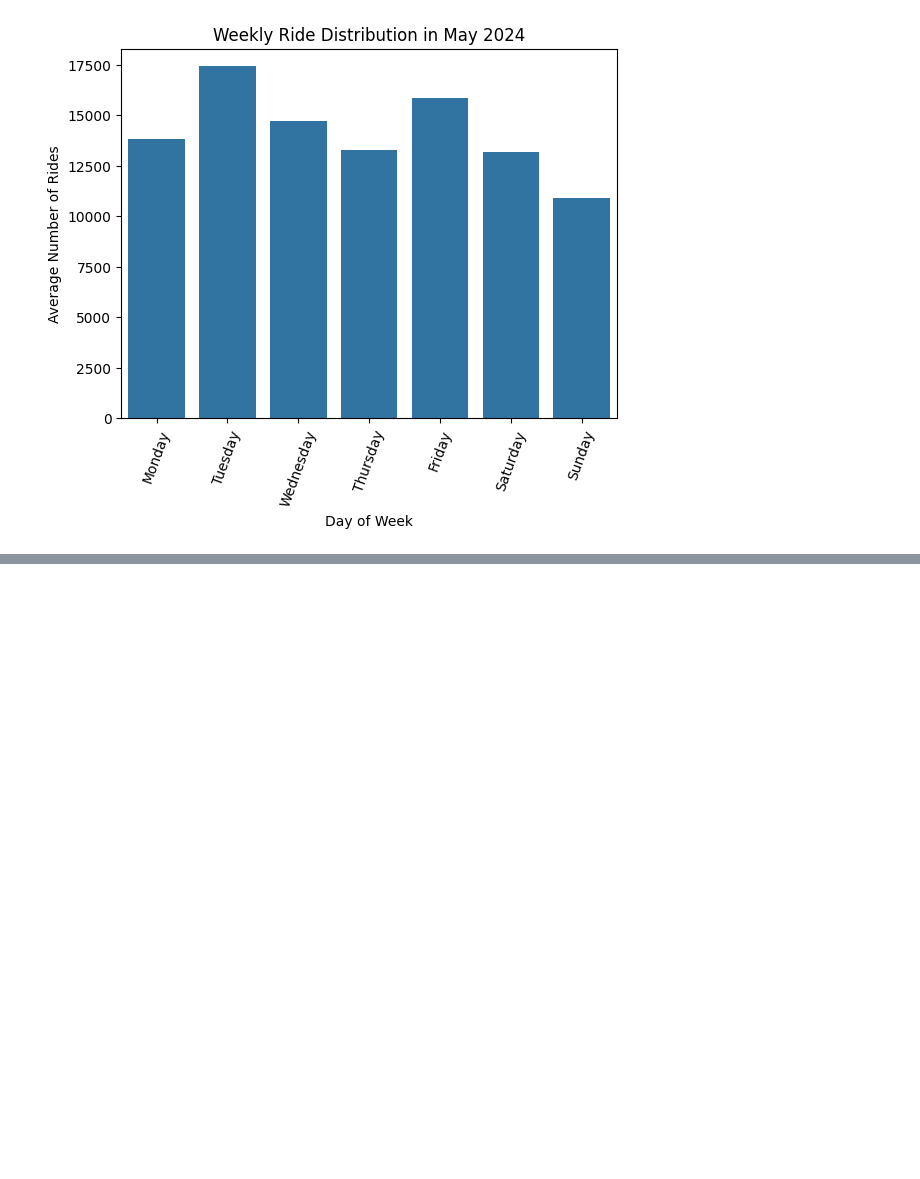
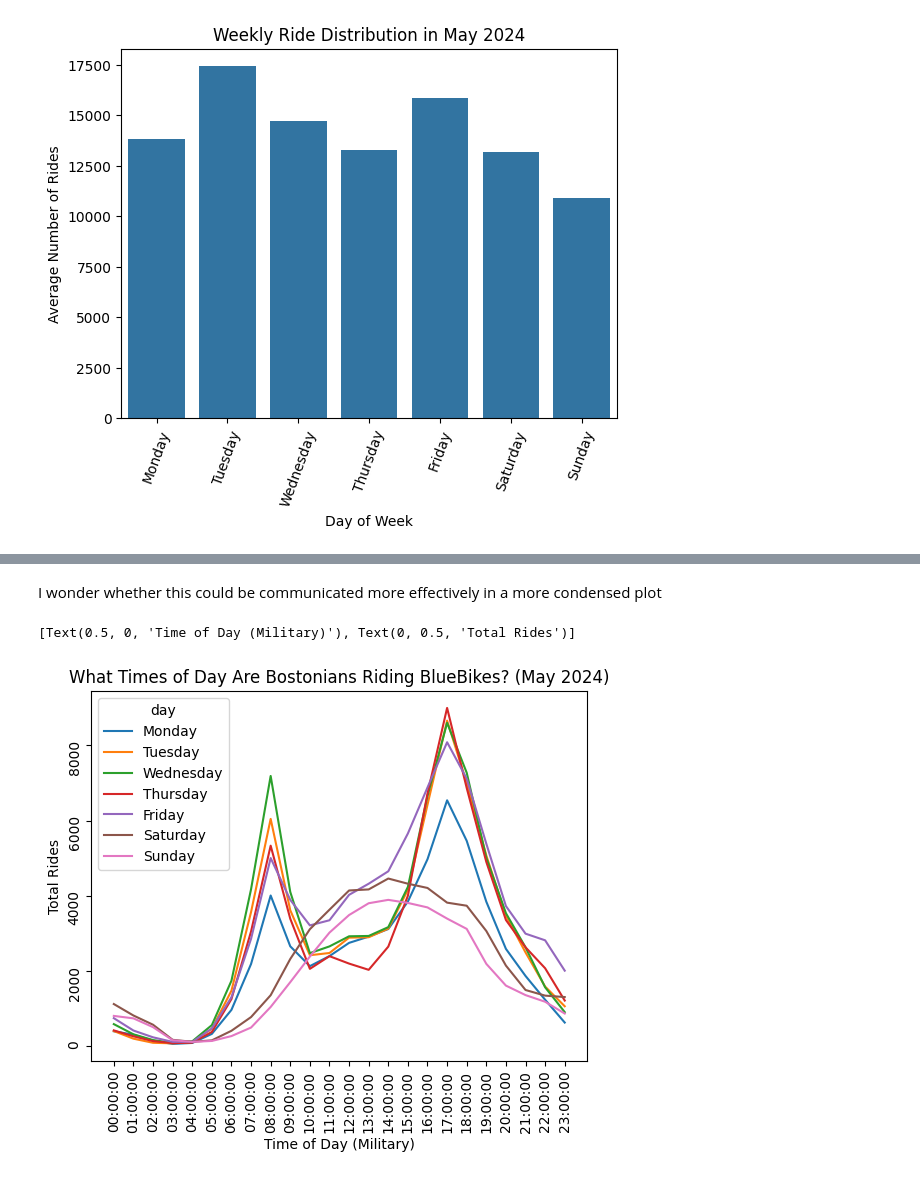
Before and after one commit to clarkaid/BlueBikesAnalysis, a Jupyter notebook: Analysis/eda.ipynb, the cells around one changed output, grey strips where cells are left out. Cells and saved outputs as stored; diff of their text form; code cells hidden in the pictures; blank space fills up the shorter version.

```diff
--- a/Analysis/eda.ipynb
+++ b/Analysis/eda.ipynb
@@ -194,0 +244,11 @@ Text(0.5, 1.0, 'Weekly Ride Distribution in May 2024')
+# %% [markdown]
+I wonder whether this could be communicated more effectively in a more condensed plot
+# %%
+#agg_groups.set_index(["time"], inplace = True)
+m = sns.lineplot(x = agg_groups.index.astype(str), y = agg_groups["num_rides"], hue = agg_groups["day"], hue_order = day_order)
+m.tick_params(labelrotation = 90)
+m.set_title("What Times of Day Are Bostonians Riding BlueBikes? (May 2024)")
+m.set(xlabel = "Time of Day (Military)", ylabel = "Total Rides")
+# %% [output]
+[Text(0.5, 0, 'Time of Day (Military)'), Text(0, 0.5, 'Total Rides')]
+[figure, added]
```
Also changed, not shown: parts of 11 cells of this notebook.
